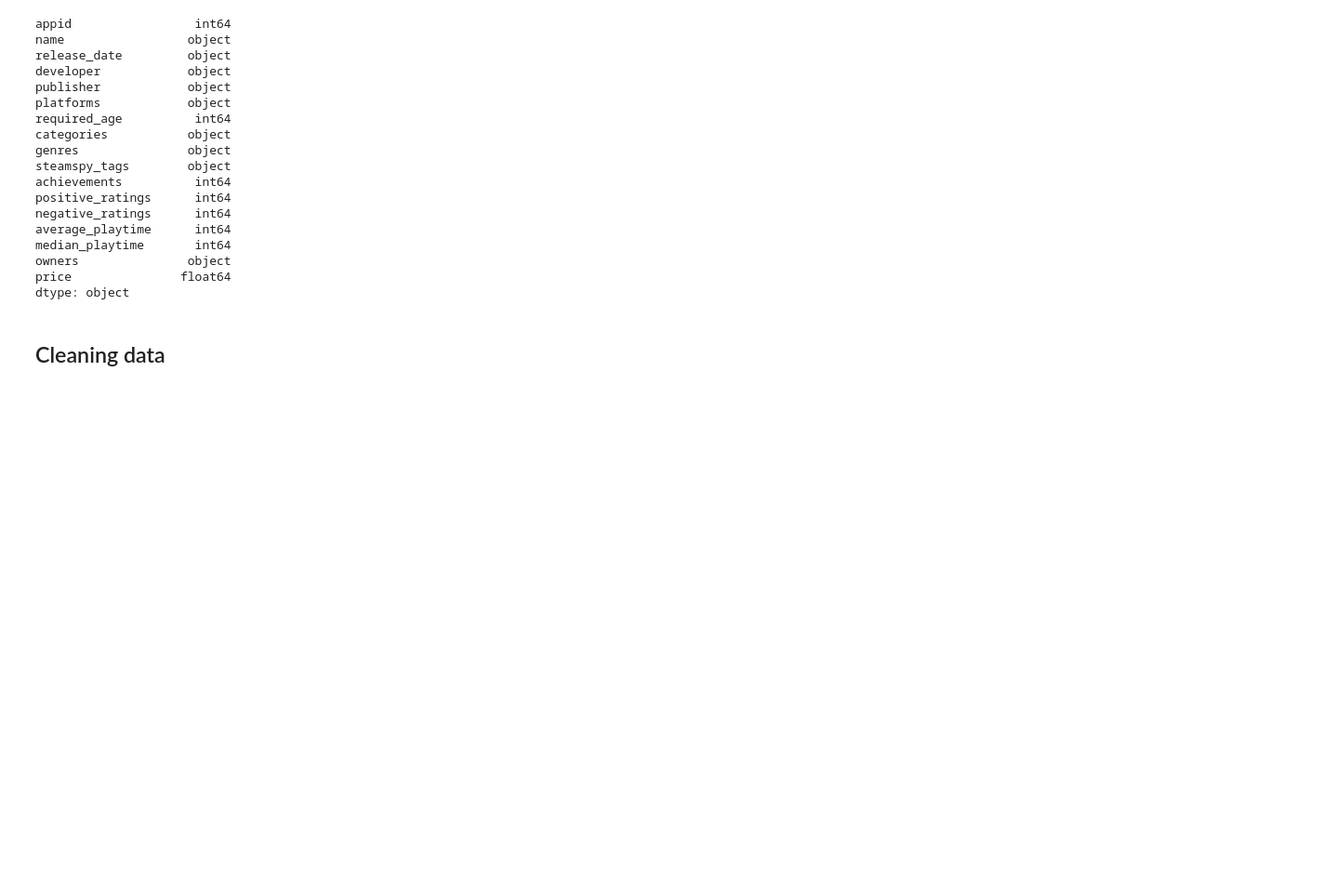
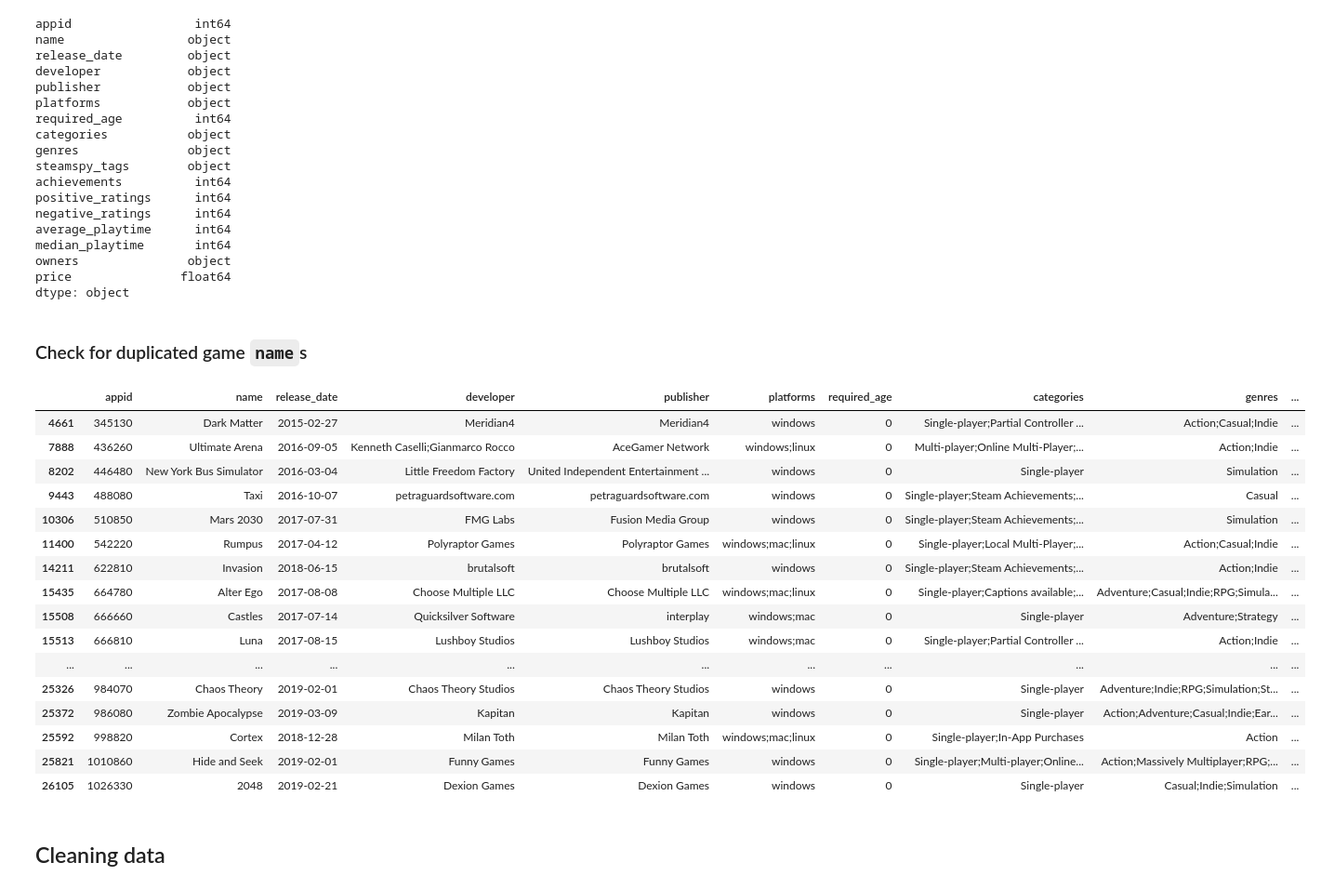
Before and after one commit to jamwung/eda-steam, a Jupyter notebook: steam_eda.ipynb, the cells around one changed output. Shown at 93% size. Saved outputs shown, nothing was run; the diff lists cells and outputs as text; code cells hidden in the pictures; blank space fills up the shorter version.

Commit message:
started answering KBQ for game company

```diff
--- a/steam_eda.ipynb
+++ b/steam_eda.ipynb
@@ -118,6 +118,28 @@ median_playtime       int64
 owners               object
 price               float64
 dtype: object
+# %% [markdown]
+### Check for duplicated game `name`s
+# %%
+steam_df[steam_df['name'].duplicated()]
+# %% [output]
+|  | appid | name | release_date | developer | publisher | platforms | required_age | categories | genres | ... |
+| 4661 | 345130 | Dark Matter | 2015-02-27 | Meridian4 | Meridian4 | windows | 0 | Single-player;Partial Controller ... | Action;Casual;Indie | ... |
+| 7888 | 436260 | Ultimate Arena | 2016-09-05 | Kenneth Caselli;Gianmarco Rocco | AceGamer Network | windows;linux | 0 | Multi-player;Online Multi-Player;... | Action;Indie | ... |
+| 8202 | 446480 | New York Bus Simulator | 2016-03-04 | Little Freedom Factory | United Independent Entertainment ... | windows | 0 | Single-player | Simulation | ... |
+| 9443 | 488080 | Taxi | 2016-10-07 | petraguardsoftware.com | petraguardsoftware.com | windows | 0 | Single-player;Steam Achievements;... | Casual | ... |
+| 10306 | 510850 | Mars 2030 | 2017-07-31 | FMG Labs | Fusion Media Group | windows | 0 | Single-player;Steam Achievements;... | Simulation | ... |
+| 11400 | 542220 | Rumpus | 2017-04-12 | Polyraptor Games | Polyraptor Games | windows;mac;linux | 0 | Single-player;Local Multi-Player;... | Action;Casual;Indie | ... |
+| 14211 | 622810 | Invasion | 2018-06-15 | brutalsoft | brutalsoft | windows | 0 | Single-player;Steam Achievements;... | Action;Indie | ... |
+| 15435 | 664780 | Alter Ego | 2017-08-08 | Choose Multiple LLC | Choose Multiple LLC | windows;mac;linux | 0 | Single-player;Captions available;... | Adventure;Casual;Indie;RPG;Simula... | ... |
+| 15508 | 666660 | Castles | 2017-07-14 | Quicksilver Software | interplay | windows;mac | 0 | Single-player | Adventure;Strategy | ... |
+| 15513 | 666810 | Luna | 2017-08-15 | Lushboy Studios | Lushboy Studios | windows;mac | 0 | Single-player;Partial Controller ... | Action;Indie | ... |
+| ... | ... | ... | ... | ... | ... | ... | ... | ... | ... | ... |
+| 25326 | 984070 | Chaos Theory | 2019-02-01 | Chaos Theory Studios | Chaos Theory Studios | windows | 0 | Single-player | Adventure;Indie;RPG;Simulation;St... | ... |
+| 25372 | 986080 | Zombie Apocalypse | 2019-03-09 | Kapitan | Kapitan | windows | 0 | Single-player | Action;Adventure;Casual;Indie;Ear... | ... |
+| 25592 | 998820 | Cortex | 2018-12-28 | Milan Toth | Milan Toth | windows;mac;linux | 0 | Single-player;In-App Purchases | Action | ... |
+| 25821 | 1010860 | Hide and Seek | 2019-02-01 | Funny Games | Funny Games | windows | 0 | Single-player;Multi-player;Online... | Action;Massively Multiplayer;RPG;... | ... |
+| 26105 | 1026330 | 2048 | 2019-02-21 | Dexion Games | Dexion Games | windows | 0 | Single-player | Casual;Indie;Simulation | ... |
 # %% [markdown]
 ## Cleaning data
 # %% [markdown]
```
Also changed, not shown: parts of 10 cells of this notebook.
